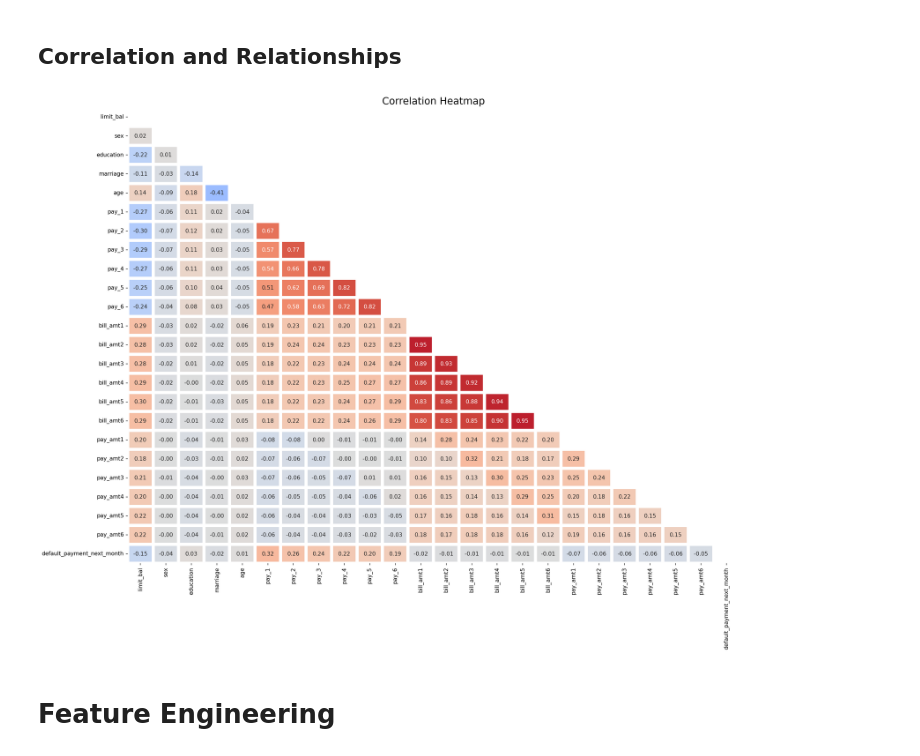
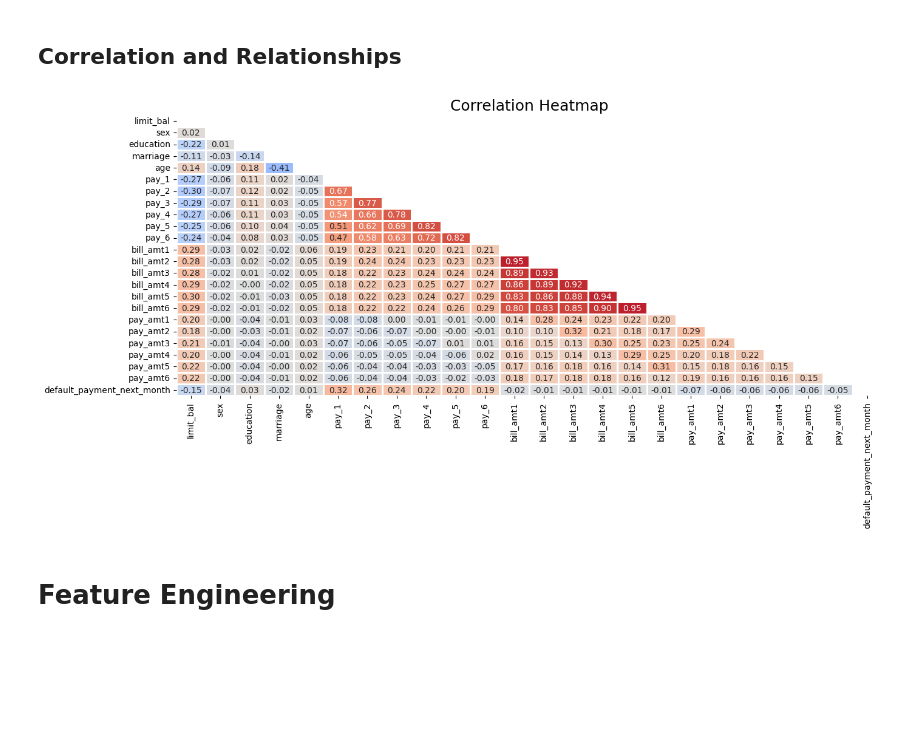
Before and after one commit to danjelito/credit-card-default, a Jupyter notebook: main.ipynb, the cells around one changed output. Saved outputs shown, nothing was run; the diff lists cells and outputs as text; code cells hidden in the pictures; blank space fills up the shorter version.

Commit message:
tidy up plot

```diff
--- a/main.ipynb
+++ b/main.ipynb
@@ -180,9 +180,9 @@ cols = [
     "pay_5",
     "pay_6",
 ]
-fig = plt.figure(figsize=(20, 10), dpi=150)
+fig = plt.figure(figsize=(12, 6), dpi=100)
 for i, col in enumerate(cols):
-    ax = plt.subplot(3, 2, i + 1)
+    ax = plt.subplot(2, 3, i + 1)
     sns.barplot(x=df_clean[col].value_counts().index.astype(int), y=df_clean[col].value_counts().values, ax=ax)
     plt.title(f"Distribution of {col}")
     plt.xlabel("")
@@ -212,11 +212,11 @@ cols = [
     "bill_amt5",
     "bill_amt6",
 ]
-fig = plt.figure(figsize=(20, 10), dpi=150)
+fig = plt.figure(figsize=(12, 6), dpi=100)
 with warnings.catch_warnings():
     warnings.simplefilter("ignore", category=RuntimeWarning)
     for i, col in enumerate(cols):
-        ax = plt.subplot(3, 2, i + 1)
+        ax = plt.subplot(2, 3, i + 1)
         sns.histplot(df_clean[col], bins=30, kde=True, log_scale=True, ax=ax)
         plt.title(f"Distribution of {col}")
         plt.xlabel("")
@@ -235,11 +235,11 @@ cols = [
     "pay_amt5",
     "pay_amt6",
 ]
-fig = plt.figure(figsize=(20, 10), dpi=150)
+fig = plt.figure(figsize=(12, 6), dpi=100)
 with warnings.catch_warnings():
     warnings.simplefilter("ignore", category=RuntimeWarning)
     for i, col in enumerate(cols):
-        ax = plt.subplot(3, 2, i + 1)
+        ax = plt.subplot(2, 3, i + 1)
         sns.histplot(df_clean[col], bins=30, kde=True, log_scale=True, ax=ax)
         plt.title(f"Distribution of {col}")
         plt.xlabel("")
@@ -408,31 +408,31 @@ plt.show()
 # %%
 corrs = df_clean.drop(columns=["id"]).corr()
 
-fig, ax = plt.subplots(figsize=(20, 15), dpi=150)
+fig, ax = plt.subplots(figsize=(15, 6), dpi=100)
 
 mask = np.triu(np.ones_like(corrs, dtype=bool))
 cmap = sns.color_palette("coolwarm", as_cmap=True)
 
 sns.heatmap(
     data=corrs,
     mask=mask,
     annot=True,
     fmt=".2f",
     cmap=cmap,
-    linewidths=5,
+    linewidths=1,
     vmin=-1,
     vmax=1,
     cbar=False,
 )
 
 yticks = [i for i in corrs.index]
 xticks = [i for i in corrs.columns]
 plt.yticks(plt.yticks()[0], labels=yticks, rotation=0)
 plt.xticks(plt.xticks()[0], labels=xticks)
 plt.title("Correlation Heatmap", fontsize=18)
 plt.show()
 # %% [output]
-[figure, old version]
+[figure, new version]
 # %% [markdown]
 # Feature Engineering
 # %%
```
Also changed, not shown: parts of 9 cells of this notebook.
